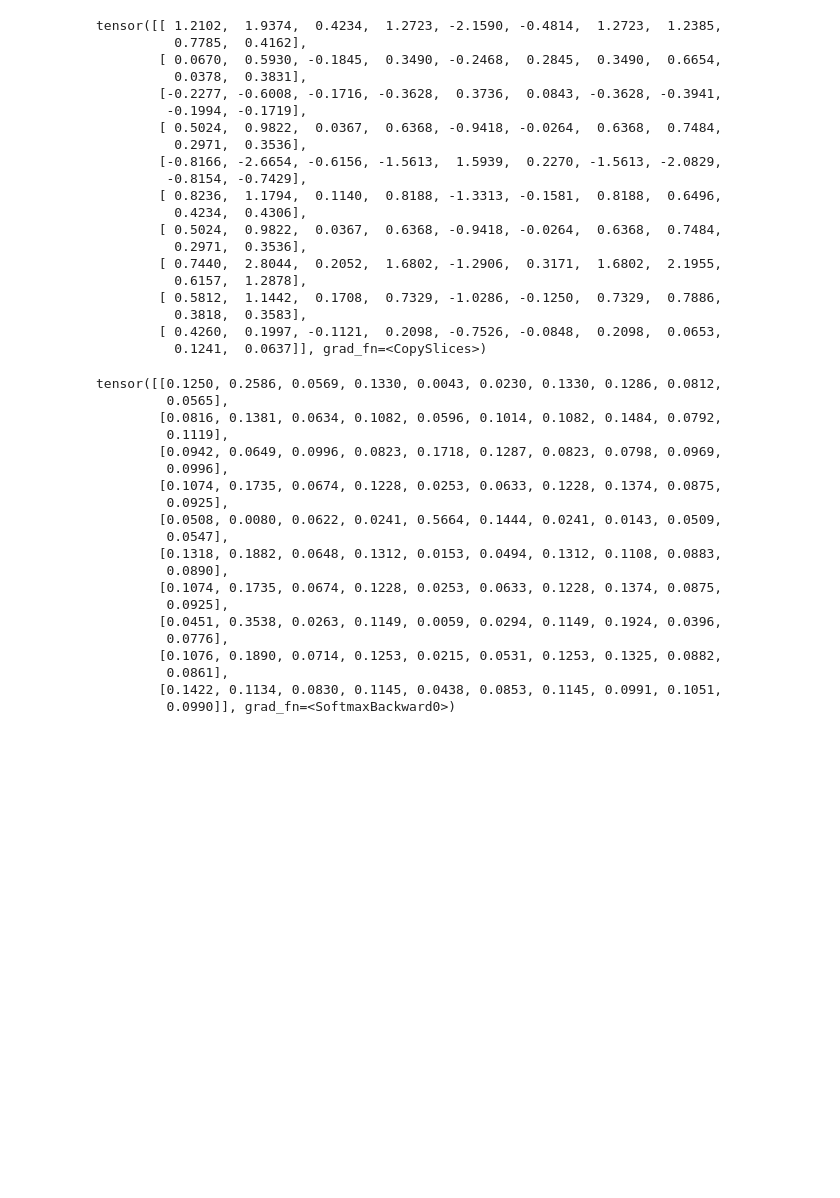
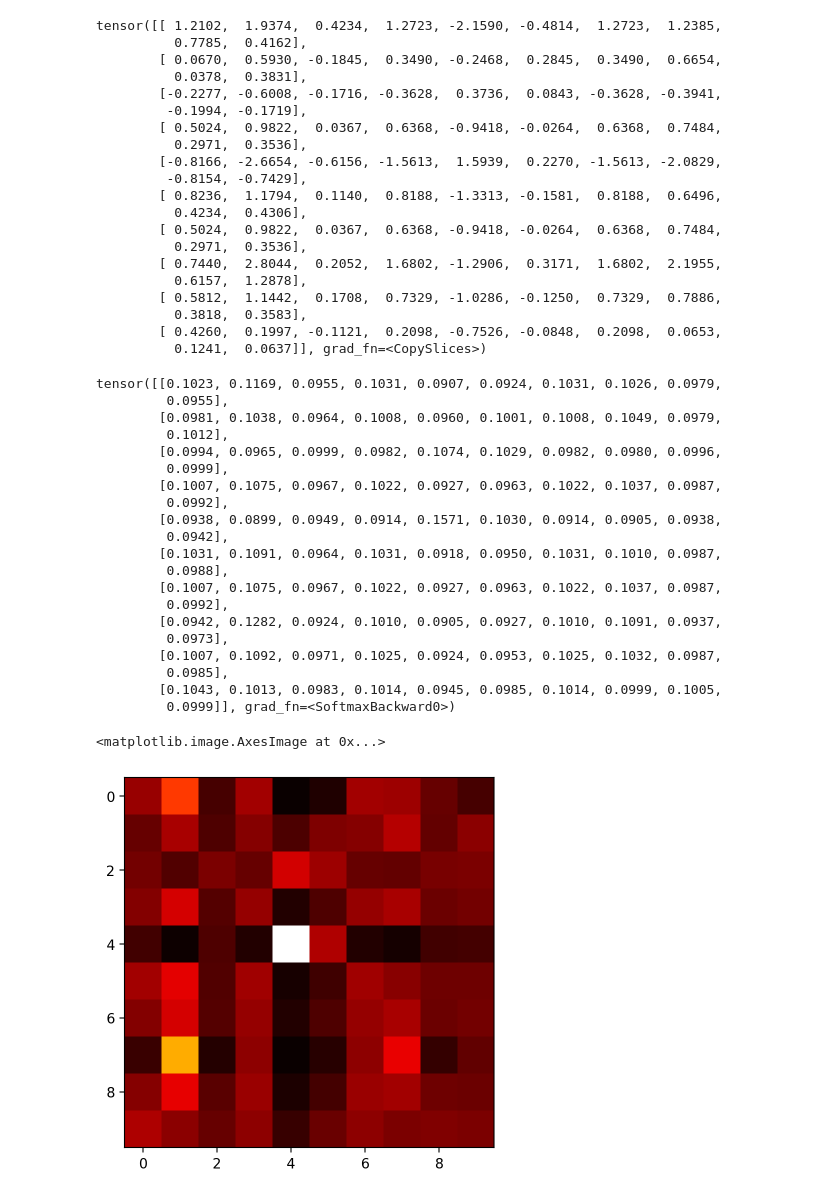
Before and after one commit to nipunbatra/blog, a Jupyter notebook: posts/2024-attention.ipynb, the cells around one changed output. Saved outputs shown, nothing was run; the diff lists cells and outputs as text; code cells hidden in the pictures; blank space fills up the shorter version.

```diff
--- a/posts/2024-attention.ipynb
+++ b/posts/2024-attention.ipynb
@@ -111,7 +111,7 @@ class CharEmbedding(nn.Module):
     def forward(self, x):
         return self.embedding(x)
 
-embedding_dim = 4
+embedding_dim = 8
 char_embedding = CharEmbedding(ct.vocab_size, embedding_dim )
 # %%
 name = names[0]
@@ -141,10 +142,10 @@ for i in range(len(name)):
 length_name = len(name)
 # %%
 d = 4
-val_linear = nn.Linear(d, d)
+val_linear = nn.Linear(embedding_dim, embedding_dim)
 
-query_linear = nn.Linear(d, d)
-key_linear = nn.Linear(d, d)
+query_linear = nn.Linear(embedding_dim, d)
+key_linear = nn.Linear(embedding_dim, d)
 # %%
 vs = []
 for i in range(length_name):
@@ -229,23 +240,28 @@ tensor([[ 1.2102,  1.9374,  0.4234,  1.2723, -2.1590, -0.4814,  1.2723,  1.2385,
 attns = F.softmax(attns, dim=-1)
 attns
 # %% [output]
-tensor([[0.1250, 0.2586, 0.0569, 0.1330, 0.0043, 0.0230, 0.1330, 0.1286, 0.0812,
-         0.0565],
-        [0.0816, 0.1381, 0.0634, 0.1082, 0.0596, 0.1014, 0.1082, 0.1484, 0.0792,
-         0.1119],
-        [0.0942, 0.0649, 0.0996, 0.0823, 0.1718, 0.1287, 0.0823, 0.0798, 0.0969,
-         0.0996],
-        [0.1074, 0.1735, 0.0674, 0.1228, 0.0253, 0.0633, 0.1228, 0.1374, 0.0875,
-         0.0925],
-        [0.0508, 0.0080, 0.0622, 0.0241, 0.5664, 0.1444, 0.0241, 0.0143, 0.0509,
-         0.0547],
-        [0.1318, 0.1882, 0.0648, 0.1312, 0.0153, 0.0494, 0.1312, 0.1108, 0.0883,
-         0.0890],
-        [0.1074, 0.1735, 0.0674, 0.1228, 0.0253, 0.0633, 0.1228, 0.1374, 0.0875,
-         0.0925],
-        [0.0451, 0.3538, 0.0263, 0.1149, 0.0059, 0.0294, 0.1149, 0.1924, 0.0396,
-         0.0776],
-        [0.1076, 0.1890, 0.0714, 0.1253, 0.0215, 0.0531, 0.1253, 0.1325, 0.0882,
-         0.0861],
-        [0.1422, 0.1134, 0.0830, 0.1145, 0.0438, 0.0853, 0.1145, 0.0991, 0.1051,
-         0.0990]], grad_fn=<SoftmaxBackward0>)
+tensor([[0.1023, 0.1169, 0.0955, 0.1031, 0.0907, 0.0924, 0.1031, 0.1026, 0.0979,
+         0.0955],
+        [0.0981, 0.1038, 0.0964, 0.1008, 0.0960, 0.1001, 0.1008, 0.1049, 0.0979,
+         0.1012],
+        [0.0994, 0.0965, 0.0999, 0.0982, 0.1074, 0.1029, 0.0982, 0.0980, 0.0996,
+         0.0999],
+        [0.1007, 0.1075, 0.0967, 0.1022, 0.0927, 0.0963, 0.1022, 0.1037, 0.0987,
+         0.0992],
+        [0.0938, 0.0899, 0.0949, 0.0914, 0.1571, 0.1030, 0.0914, 0.0905, 0.0938,
+         0.0942],
+        [0.1031, 0.1091, 0.0964, 0.1031, 0.0918, 0.0950, 0.1031, 0.1010, 0.0987,
+         0.0988],
+        [0.1007, 0.1075, 0.0967, 0.1022, 0.0927, 0.0963, 0.1022, 0.1037, 0.0987,
+         0.0992],
+        [0.0942, 0.1282, 0.0924, 0.1010, 0.0905, 0.0927, 0.1010, 0.1091, 0.0937,
+         0.0973],
+        [0.1007, 0.1092, 0.0971, 0.1025, 0.0924, 0.0953, 0.1025, 0.1032, 0.0987,
+         0.0985],
+        [0.1043, 0.1013, 0.0983, 0.1014, 0.0945, 0.0985, 0.1014, 0.0999, 0.1005,
+         0.0999]], grad_fn=<SoftmaxBackward0>)
+# %%
+plt.imshow(attns.detach().numpy(), cmap='hot', interpolation='nearest')
+# %% [output]
+<matplotlib.image.AxesImage at 0x...>
+[figure, added]
```
Also changed, not shown: parts of 4 cells of this notebook.
